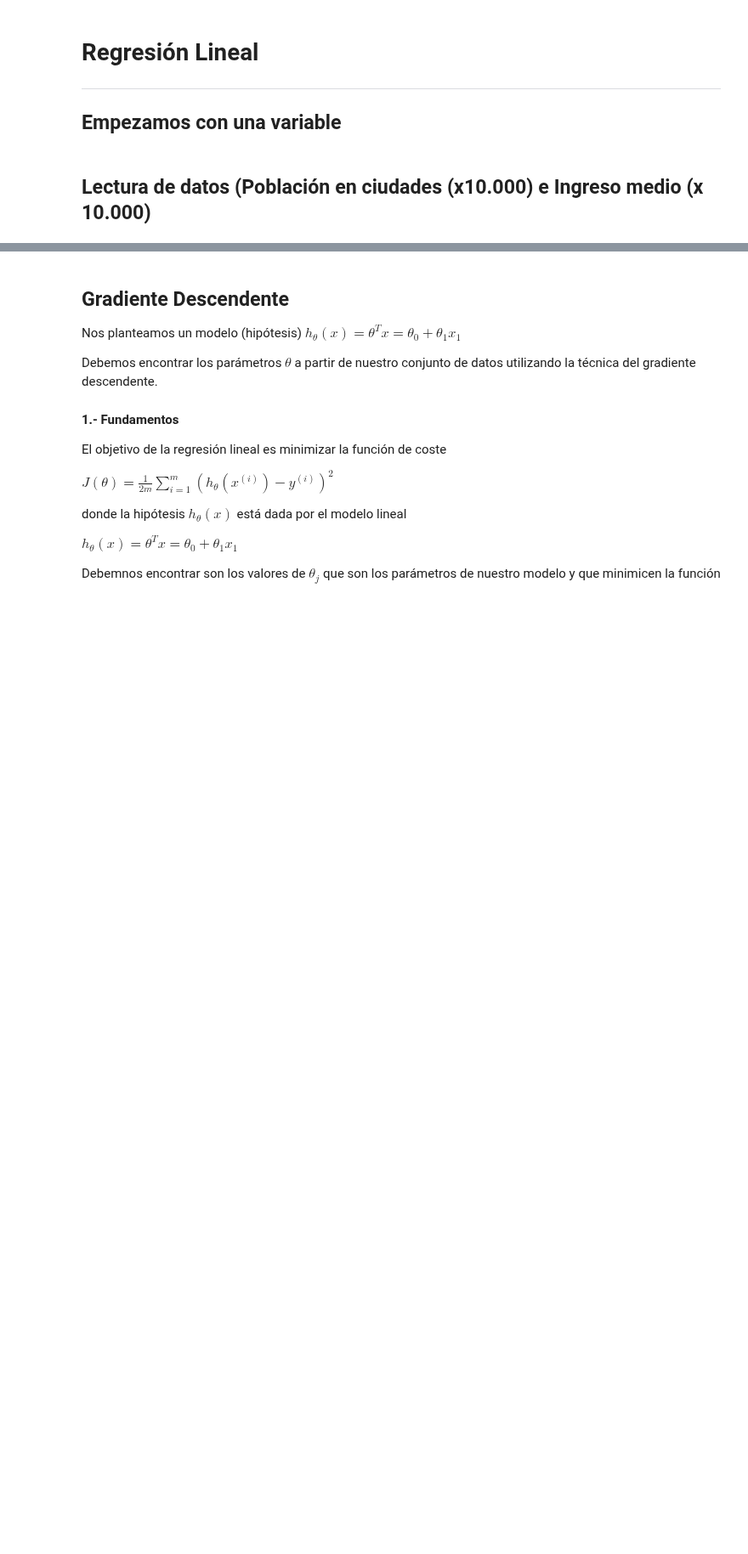
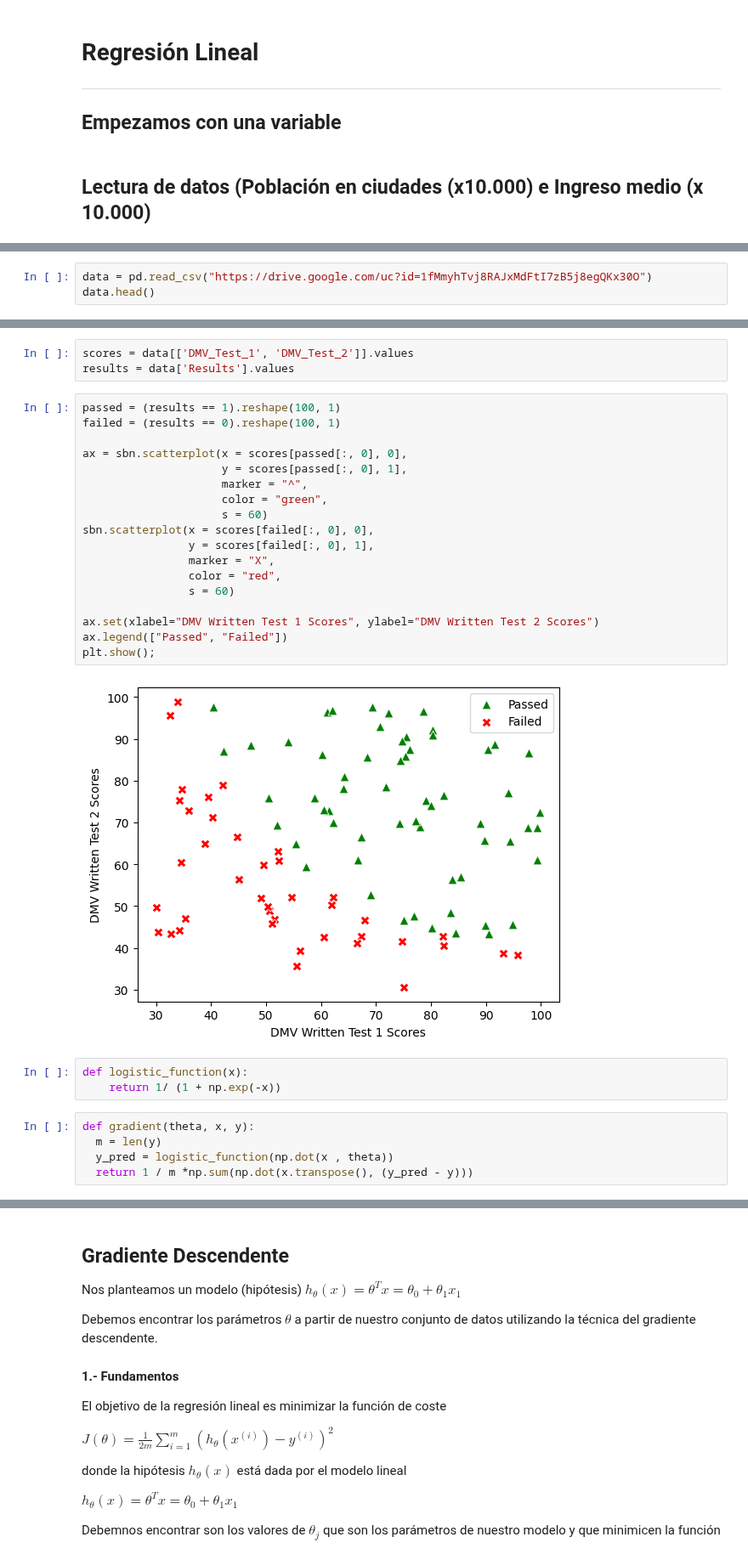
Before and after one commit to gachet/ad-1-24, a Jupyter notebook: LOG/ex1_1.ipynb, the cells around one changed output, grey strips where cells are left out. Shown at 85% size. Drawn from its saved outputs; the diff is of its cells as text; blank space fills up the shorter version.

```diff
--- a/LOG/ex1_1.ipynb
+++ b/LOG/ex1_1.ipynb
@@ -35,0 +17,3 @@ plt.plot(data1.Poblacion, data1.Ingresos, 'bo')
+# %%
+data = pd.read_csv("https://drive.google.com/uc?id=1fMmyhTvj8RAJxMdFtI7zB5j8egQKx30O")
+data.head()
@@ -35,0 +27,31 @@ plt.plot(data1.Poblacion, data1.Ingresos, 'bo')
+# %%
+scores = data[['DMV_Test_1', 'DMV_Test_2']].values
+results = data['Results'].values
+# %%
+passed = (results == 1).reshape(100, 1)
+failed = (results == 0).reshape(100, 1)
+
+ax = sbn.scatterplot(x = scores[passed[:, 0], 0],
+                     y = scores[passed[:, 0], 1],
+                     marker = "^",
+                     color = "green",
+                     s = 60)
+sbn.scatterplot(x = scores[failed[:, 0], 0],
+                y = scores[failed[:, 0], 1],
+                marker = "X",
+                color = "red",
+                s = 60)
+
+ax.set(xlabel="DMV Written Test 1 Scores", ylabel="DMV Written Test 2 Scores")
+ax.legend(["Passed", "Failed"])
+plt.show();
+# %% [output]
+[figure, added]
+# %%
+def logistic_function(x):
+    return 1/ (1 + np.exp(-x))
+# %%
+def gradient(theta, x, y):
+  m = len(y)
+  y_pred = logistic_function(np.dot(x , theta))
+  return 1 / m *np.sum(np.dot(x.transpose(), (y_pred - y)))
```
Also changed, not shown: parts of 19 cells of this notebook.
